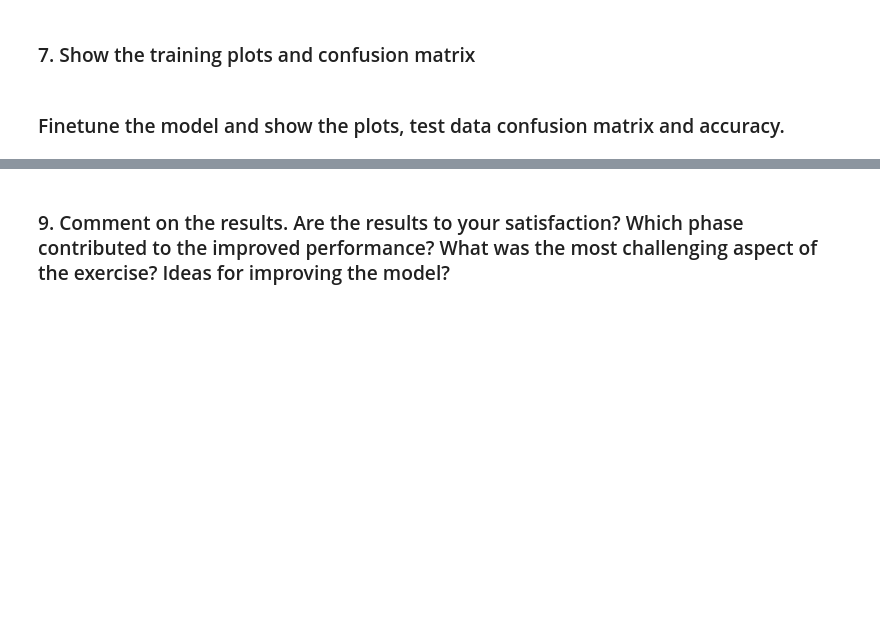
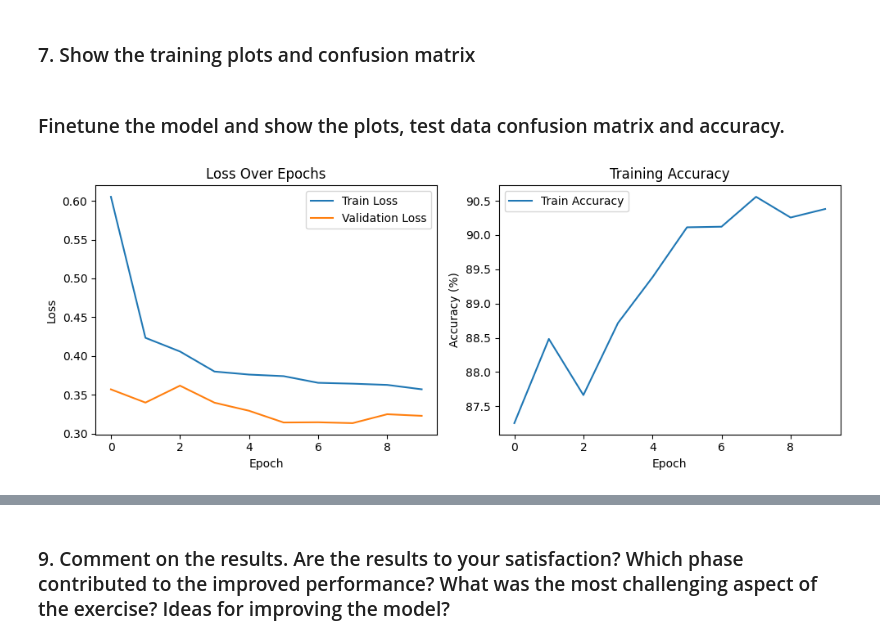
Before and after one commit to harrysinghdk/applied-ai, a Jupyter notebook: exercise 4/Convolutional_networks.ipynb, the cells around one changed output, grey strips where cells are left out. Cells and saved outputs as stored; diff of their text form; code cells hidden in the pictures; blank space fills up the shorter version.

```diff
--- a/exercise 4/Convolutional_networks.ipynb
+++ b/exercise 4/Convolutional_networks.ipynb
@@ -533,3 +549,28 @@ Using device: mps
 ### 7. Show the training plots and confusion matrix
 # %% [markdown]
 ### Finetune the model and show the plots, test data confusion matrix and accuracy.
+# %%
+import matplotlib.pyplot as plt
+
+# Plot Loss
+plt.figure(figsize=(10, 4))
+plt.subplot(1, 2, 1)
+plt.plot(train_losses, label='Train Loss')
+plt.plot(val_losses, label='Validation Loss')
+plt.xlabel('Epoch')
+plt.ylabel('Loss')
+plt.title('Loss Over Epochs')
+plt.legend()
+
+# Plot Accuracy
+plt.subplot(1, 2, 2)
+plt.plot(accuracy_list, label='Train Accuracy')
+plt.xlabel('Epoch')
+plt.ylabel('Accuracy (%)')
+plt.title('Training Accuracy')
+plt.legend()
+
+plt.tight_layout()
+plt.show()
+# %% [output]
+[figure, added]
```
Also changed, not shown: parts of 3 cells of this notebook, 1 other file.
